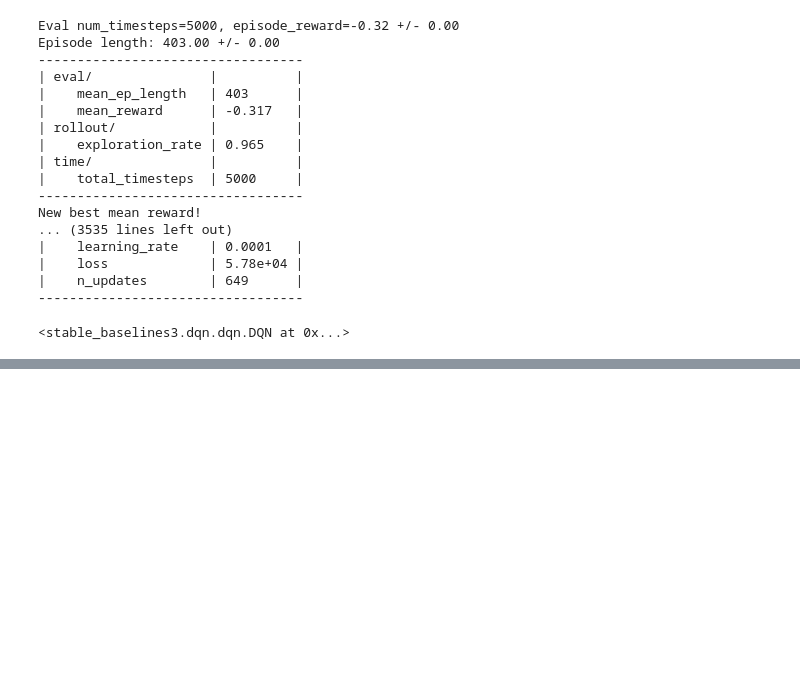
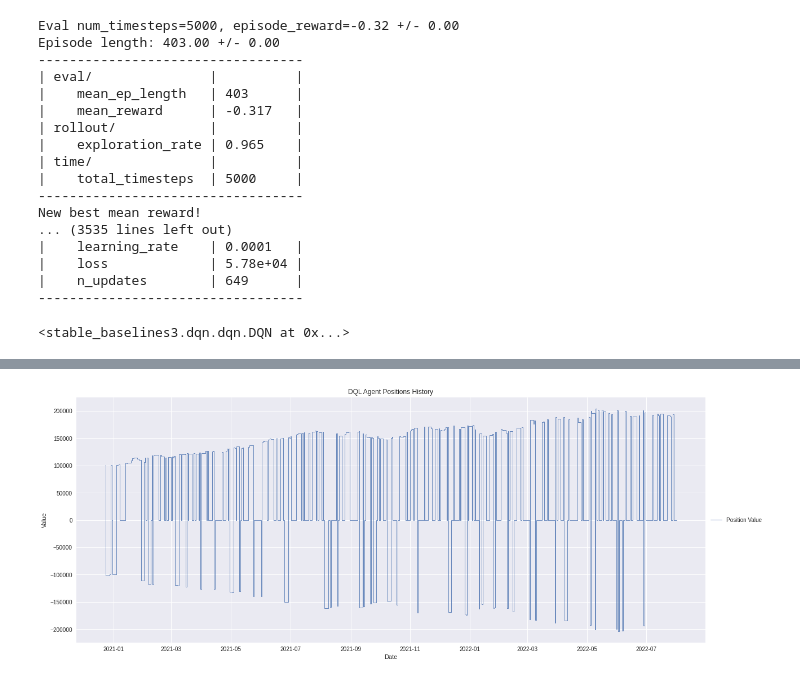
Before and after one commit to parveenxkashyap/deepRL-algorithmic-trading, a Jupyter notebook: notebook.ipynb, the cells around one changed output, grey strips where cells are left out. Cells and saved outputs as stored; diff of their text form; code cells hidden in the pictures; blank space fills up the shorter version.

```diff
--- a/notebook.ipynb
+++ b/notebook.ipynb
@@ -1381,0 +1447,14 @@ New best mean reward!
+# %%
+plt.figure(figsize=(20,8))
+plt.step(
+    pd.to_datetime(dqn_test_env.history["date"]),
+    dqn_test_env._position_history[11:],
+    label="Position Value",
+    linewidth=0.8
+    )
+plt.title("DQL Agent Positions History")
+plt.xlabel("Date")
+plt.ylabel("Value")
+plt.legend(loc='center left', bbox_to_anchor=(1, 0.5));
+# %% [output]
+[figure, added]
```
Also changed, not shown: parts of 11 cells of this notebook.
